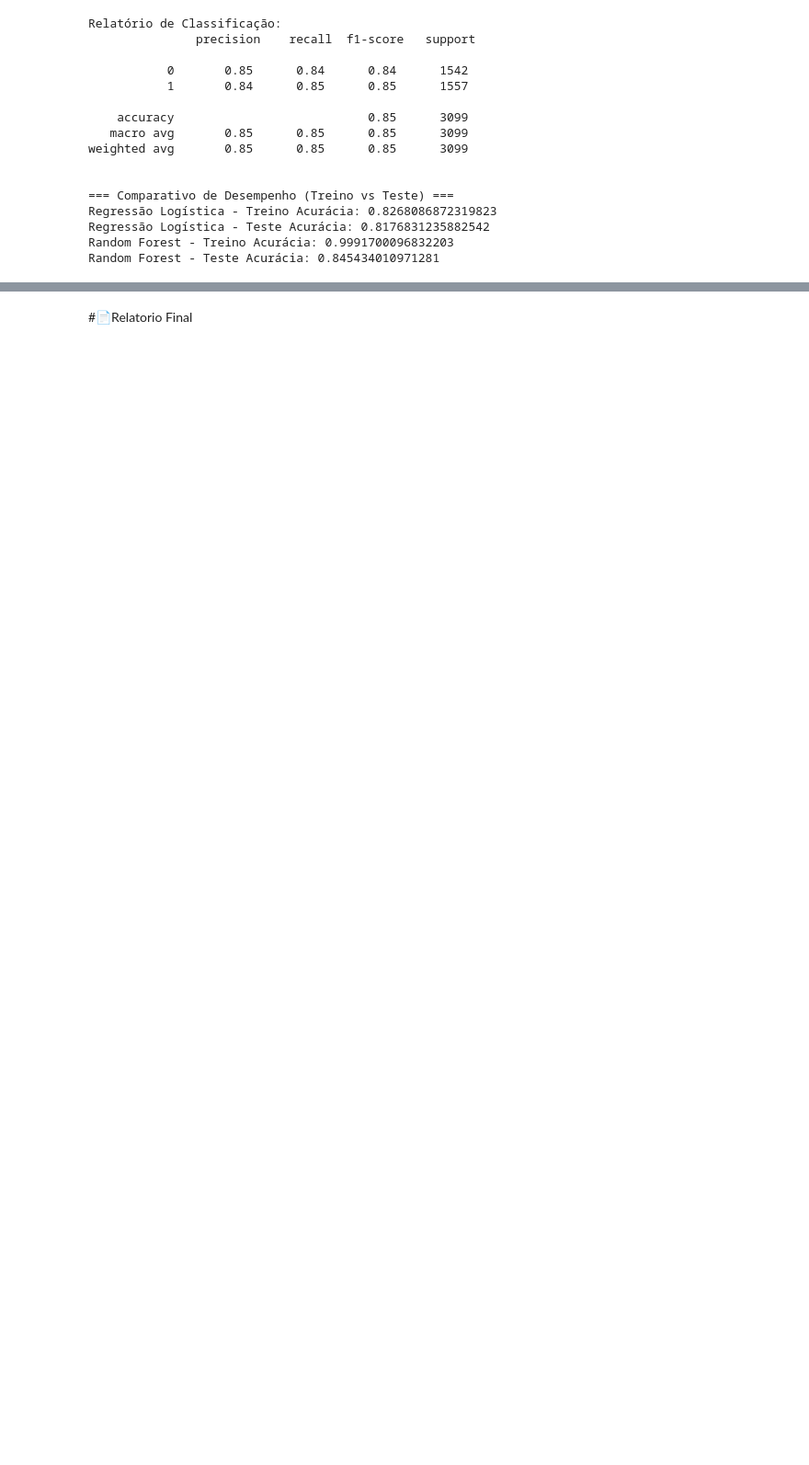
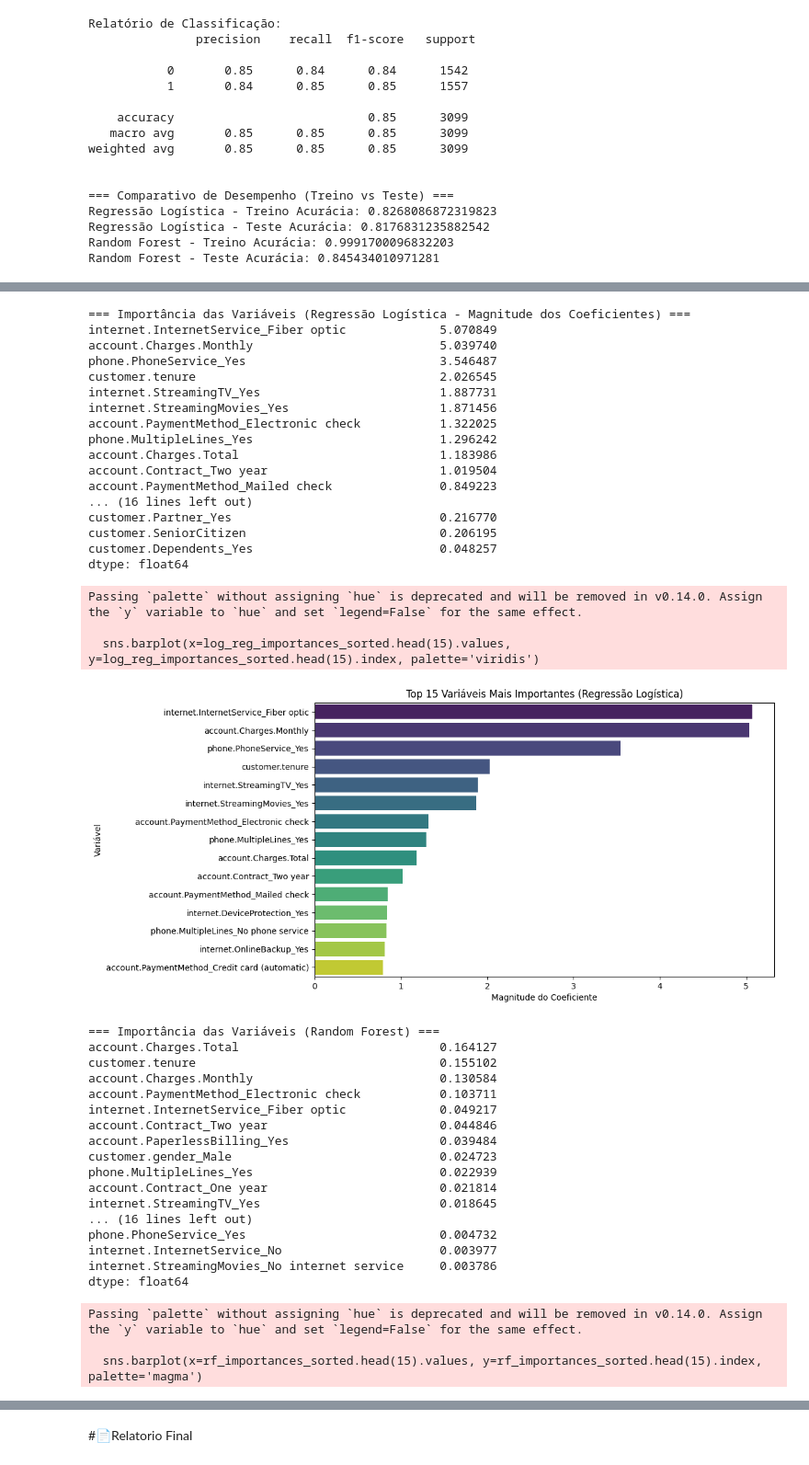
Before and after one commit to kassioramos/telecom_x2, a Jupyter notebook: TelecomX_BR.ipynb, the cells around one changed output, grey strips where cells are left out. Shown at 92% size. Drawn from its saved outputs; the diff is of its cells as text; code cells hidden in the pictures; blank space fills up the shorter version.

```diff
--- a/TelecomX_BR.ipynb
+++ b/TelecomX_BR.ipynb
@@ -254,0 +257,76 @@ Random Forest - Teste Acurácia: 0.845434010971281
+# %%
+import pandas as pd
+import matplotlib.pyplot as plt
+import seaborn as sns
+
+feature_names = X_train.columns
+
+# Importância das Variáveis para Regressão Logística
+log_reg_importances = pd.Series(log_reg_model.coef_[0], index=feature_names)
+log_reg_importances_sorted = log_reg_importances.abs().sort_values(ascending=False)
+
+print("=== Importância das Variáveis (Regressão Logística - Magnitude dos Coeficientes) ===")
+print(log_reg_importances_sorted)
+
+plt.figure(figsize=(10, 6))
+sns.barplot(x=log_reg_importances_sorted.head(15).values, y=log_reg_importances_sorted.head(15).index, palette='viridis')
+plt.title('Top 15 Variáveis Mais Importantes (Regressão Logística)')
+plt.xlabel('Magnitude do Coeficiente')
+plt.ylabel('Variável')
+plt.show()
+
+# Importância das Variáveis para Random Forest
+rf_importances = pd.Series(rf_model.feature_importances_, index=feature_names)
+rf_importances_sorted = rf_importances.sort_values(ascending=False)
+
+print("\n=== Importância das Variáveis (Random Forest) ===")
+print(rf_importances_sorted)
+
+plt.figure(figsize=(10, 6))
+sns.barplot(x=rf_importances_sorted.head(15).values, y=rf_importances_sorted.head(15).index, palette='magma')
+plt.title('Top 15 Variáveis Mais Importantes (Random Forest)')
+plt.xlabel('Importância')
+plt.ylabel('Variável')
+plt.show()
+# %% [output]
+=== Importância das Variáveis (Regressão Logística - Magnitude dos Coeficientes) ===
+internet.InternetService_Fiber optic             5.070849
+account.Charges.Monthly                          5.039740
+phone.PhoneService_Yes                           3.546487
+customer.tenure                                  2.026545
+internet.StreamingTV_Yes                         1.887731
+internet.StreamingMovies_Yes                     1.871456
+account.PaymentMethod_Electronic check           1.322025
+phone.MultipleLines_Yes                          1.296242
+account.Charges.Total                            1.183986
+account.Contract_Two year                        1.019504
+account.PaymentMethod_Mailed check               0.849223
+... (16 lines left out)
+customer.Partner_Yes                             0.216770
+customer.SeniorCitizen                           0.206195
+customer.Dependents_Yes                          0.048257
+dtype: float64
+Passing `palette` without assigning `hue` is deprecated and will be removed in v0.14.0. Assign the `y` variable to `hue` and set `legend=False` for the same effect.
+
+  sns.barplot(x=log_reg_importances_sorted.head(15).values, y=log_reg_importances_sorted.head(15).index, palette='viridis')
+[figure, added]
+=== Importância das Variáveis (Random Forest) ===
+account.Charges.Total                            0.164127
+customer.tenure                                  0.155102
+account.Charges.Monthly                          0.130584
+account.PaymentMethod_Electronic check           0.103711
+internet.InternetService_Fiber optic             0.049217
+account.Contract_Two year                        0.044846
+account.PaperlessBilling_Yes                     0.039484
+customer.gender_Male                             0.024723
+phone.MultipleLines_Yes                          0.022939
+account.Contract_One year                        0.021814
+internet.StreamingTV_Yes                         0.018645
+... (16 lines left out)
+phone.PhoneService_Yes                           0.004732
+internet.InternetService_No                      0.003977
+internet.StreamingMovies_No internet service     0.003786
+dtype: float64
+Passing `palette` without assigning `hue` is deprecated and will be removed in v0.14.0. Assign the `y` variable to `hue` and set `legend=False` for the same effect.
+
+  sns.barplot(x=rf_importances_sorted.head(15).values, y=rf_importances_sorted.head(15).index, palette='magma')
```
Also changed, not shown: parts of 2 cells of this notebook, 1 other file.
